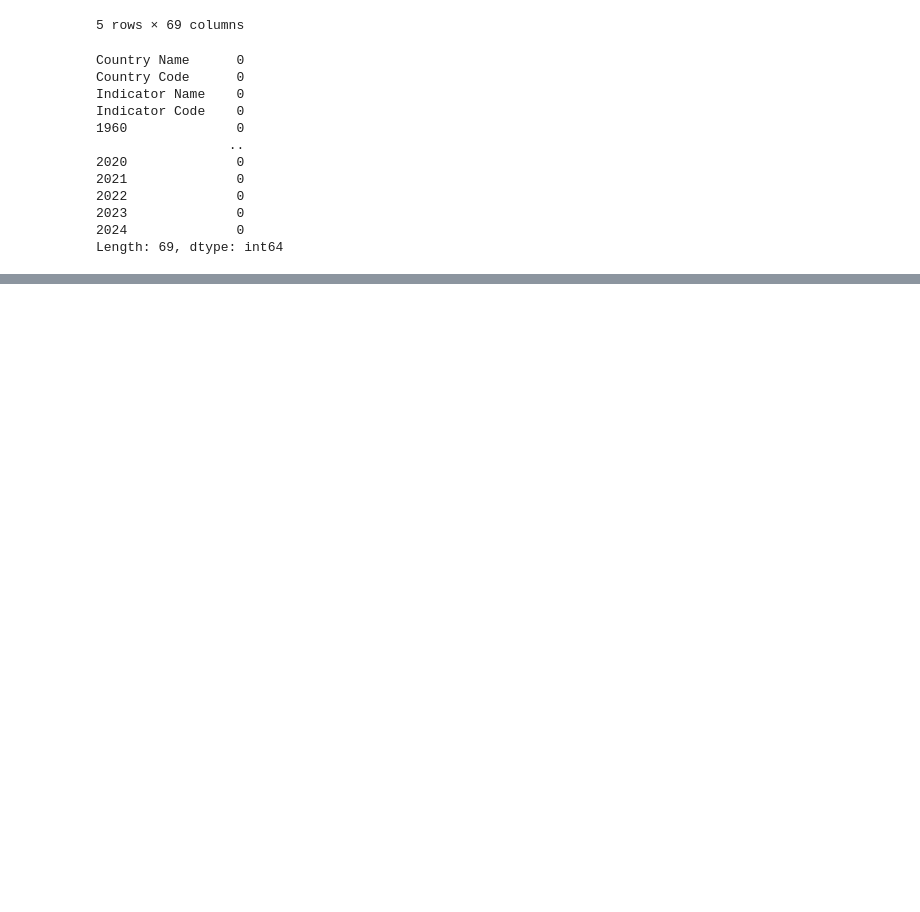
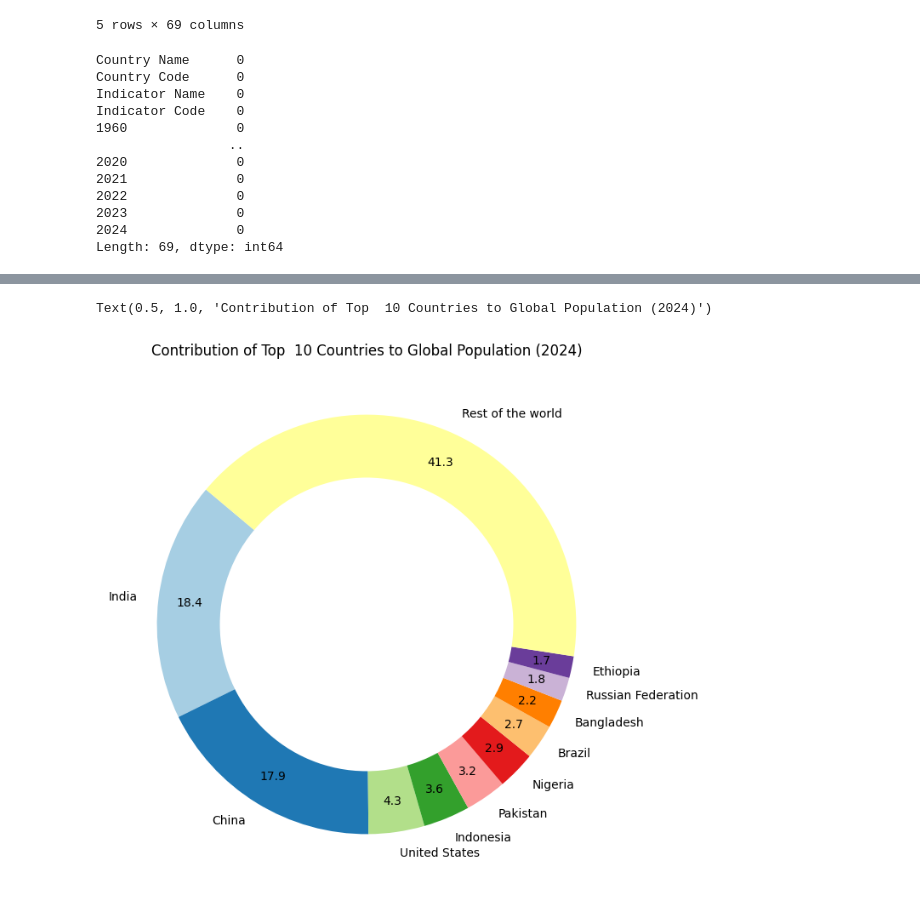
Before and after one commit to RealHaroon/PRODIGY_DS_01, a Jupyter notebook: notebook/Task 1.ipynb, the cells around one changed output, grey strips where cells are left out. Saved outputs shown, nothing was run; the diff lists cells and outputs as text; code cells hidden in the pictures; blank space fills up the shorter version.

```diff
--- a/notebook/Task 1.ipynb
+++ b/notebook/Task 1.ipynb
@@ -72 +85,21 @@ top10_by_population=df.sort_values(by=year,ascending=False).head(30)
+# %%
+total_pop_2024=df['2024'].sum()
+top10_2024=df.nlargest(10,'2024')[['Country Name','2024']]
+top10_2024['Percentage']=(top10_2024['2024']/total_pop_2024)*100
+
+labels=top10_2024['Country Name']
+size=top10_2024['Percentage']
+others_percent=100-size.sum()
+labels=list(labels)+['Rest of the world']
+size=list(size)+[others_percent]
+
+plt.figure(figsize=(8,8))
+plt.pie(size, labels=labels,autopct='%1.1f', startangle=140, pctdistance=0.85, colors=plt.cm.Paired.colors)
+centre_circle=plt.Circle((0,0),0.70, fc='white')
+fig=plt.gcf()
+fig.gca().add_artist(centre_circle)
+plt.title('Contribution of Top  10 Countries to Global Population (2024)')
+# %% [output]
+Text(0.5, 1.0, 'Contribution of Top  10 Countries to Global Population (2024)')
+[figure, added]
 # %%
```
Also changed, not shown: parts of 11 cells of this notebook, 10 other files.
